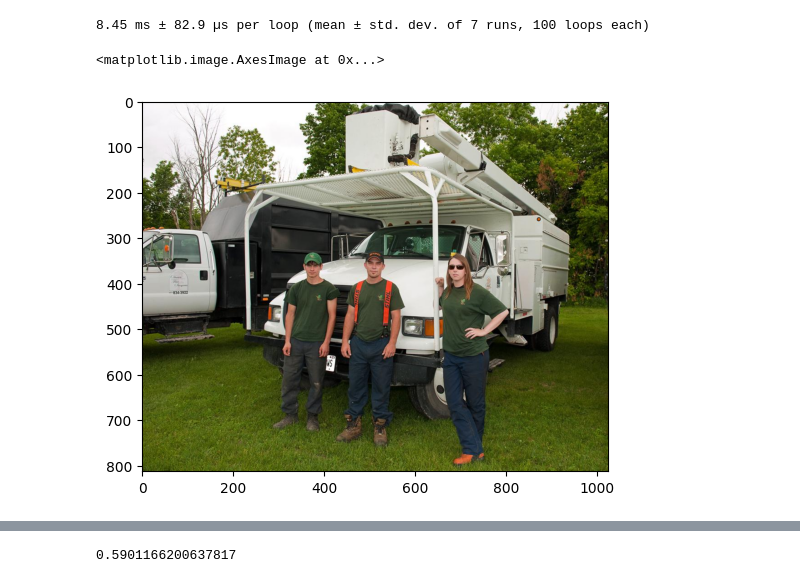
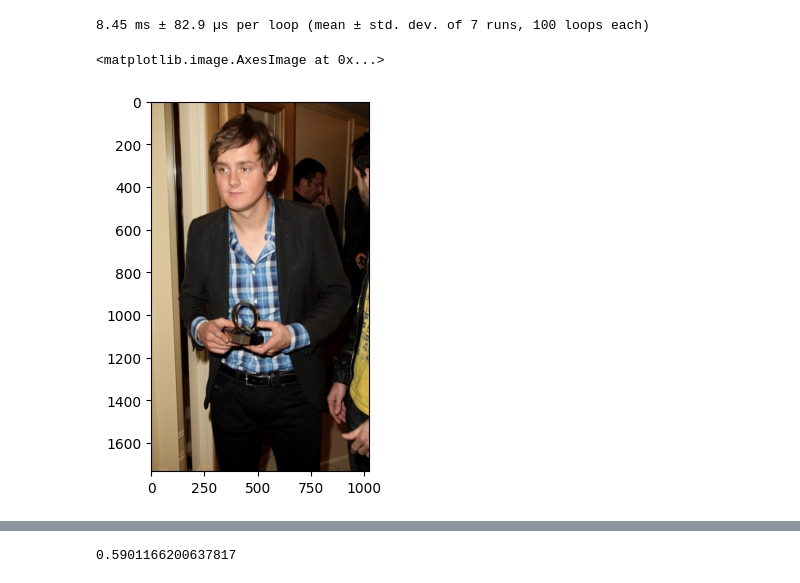
Before and after one commit to Batterlake/tdbm-secure-cctv, a Jupyter notebook: pybooks/lp_recognition-Copy1.ipynb, the cells around one changed output, grey strips where cells are left out. Saved outputs shown, nothing was run; the diff lists cells and outputs as text; code cells hidden in the pictures.

```diff
--- a/pybooks/lp_recognition-Copy1.ipynb
+++ b/pybooks/lp_recognition-Copy1.ipynb
@@ -149,9 +163,9 @@ def process_rec_face_request(image):
 # %%
-face_image = cv2.cvtColor(cv2.imread('30_Surgeons_Surgeons_30_1013.jpg', cv2.IMREAD_COLOR), cv2.COLOR_BGR2RGB)
+face_image = cv2.cvtColor(cv2.imread('16_Award_Ceremony_Awards_Ceremony_16_119.jpg', cv2.IMREAD_COLOR), cv2.COLOR_BGR2RGB)
 plt.imshow(face_image)
 # %% [output]
 <matplotlib.image.AxesImage at 0x...>
-[figure, old version]
+[figure, new version]
 # %%
 # %%timeit
 res, lloc, lemb = process_det_face_request(face_image)
```
Also changed, not shown: parts of 32 cells of this notebook, 1 other file.
